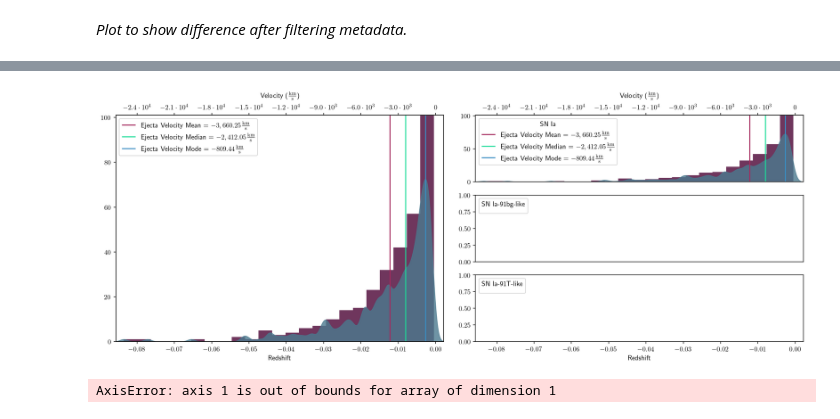
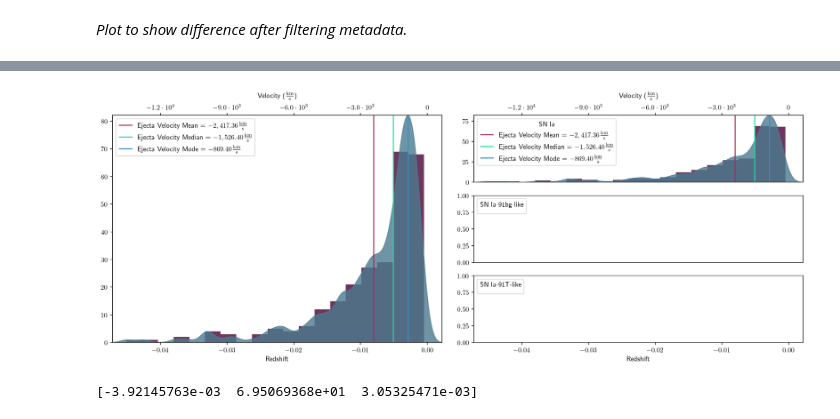
Before and after one commit to tobyheller-ucsd/SNIaEjectaVelocityAnalysis, a Jupyter notebook: final_project.ipynb, the cells around one changed output, grey strips where cells are left out. Saved outputs shown, nothing was run; the diff lists cells and outputs as text; code cells hidden in the pictures.

```diff
--- a/final_project.ipynb
+++ b/final_project.ipynb
@@ -202,7 +202,7 @@ for i in range(len(peak_light_spectra)):
             spec['Flux'] = smooth_data(spec['Wavelength'].to_value(), spec['Flux'], smooth_sigma)
             spec = spec[spec['Wavelength'] <= si2]
 
-            minima = argrelmin(spec['Flux'], order=20)
+            minima = argrelmin(spec['Flux'], order=10)
             if (len(minima[0]) > 0):
                 absorption_line = spec['Wavelength'][minima[0][-1]]
                 analyzed_spectra['Ejecta Redshift'][i] = calculate_redshift(absorption_line, si2)
@@ -287,10 +287,11 @@ for i, row in enumerate(good_data):
             good_data['Mean Resolution'] = calculate_intervals(spec['Wavelength']).to_value().mean()
         spec['Wavelength'] *= (z + 1)
         spec = spec[(spec['Wavelength'] >= (5500-20)*u.Angstrom) & (spec['Wavelength'] <= si2+20*u.Angstrom)]
+        range_mask = (spec['Wavelength'] >= (5500)*u.Angstrom) & (spec['Wavelength'] <= si2)
         if len(spec['Flux']) > 0:
             spec['Flux'] /= spec['Flux'][-1] #scale flux around the flux of the Si II line
             axs[0].plot(spec['Wavelength'], spec['Flux'])
-            axs[1].plot(spec['Wavelength'], smooth_data(spec['Wavelength'].to_value(), spec['Flux'], smooth_sigma))
+            axs[1].plot(spec['Wavelength'][range_mask], smooth_data(spec['Wavelength'].to_value(), spec['Flux'], smooth_sigma)[range_mask])
     except (TypeError, ValueError, FileNotFoundError, astropy.io.ascii.InconsistentTableError, MemoryError) as e:
         pass
     progress_bar(i+1, len(good_data), 20)
@@ -381,37 +387,41 @@ for i, data in enumerate(data_by_type):
         ind_axs[i].margins(0)
         kde_z, kde_y = trimmed_kde(data['Ejecta Redshift'].data, np.arange(-0.2, 0.02, 0.0001), 1e-6, 0.1)
         ind_axs[i].fill_between(kde_z, kde_y, np.zeros_like(kde_z), color=kde_col, alpha=0.8)
         mean, med, mode = mean_median_mode(kde_z, data['Ejecta Redshift'], kde_y)
 
         ind_axs[i].vlines(mean, *ind_axs[i].get_ylim(), color=mean_col, label=f'Ejecta Velocity Mean = ${redshift_to_velocity(mean, ckms).to_value() : ,.2f}'+r'\frac{\unit{km}}{\unit{s}}$')
         ind_axs[i].vlines(med, *ind_axs[i].get_ylim(), color=med_col, label=f'Ejecta Velocity Median = ${redshift_to_velocity(med, ckms).to_value() : ,.2f}'+r'\frac{\unit{km}}{\unit{s}}$')
         ind_axs[i].vlines(mode, *ind_axs[i].get_ylim(), color=mode_col, label=f'Ejecta Velocity Mode = ${redshift_to_velocity(mode, ckms).to_value() : ,.2f}'+r'\frac{\unit{km}}{\unit{s}}$')
         [xlims.append(ind_axs[i].get_xlim()[q]) for q in [0,1]]
     ind_axs[i].legend(title=sn_types[i], loc='upper left')
 
 ind_axs[2].set_xlabel(r'Redshift')
 
 for ax in ind_axs:
     ax.set_xlim(np.min(xlims), np.max(xlims))
 
 ind_ax_top: mplax.Axes = ind_axs[0].twiny()
 ind_ax_top.set_xlabel(r'Velocity ($\frac{\unit{km}}{\unit{s}}$)', labelpad=10)
 ind_ax_top.set_xlim(ind_axs[2].get_xlim())
-ind_ax_top.set_xticklabels([scientific_to_latex(v) for v in redshift_to_velocity(ind_axs[2].get_xticks(), ckms).to_value()], fontsize=10)
+ind_ax_top.set_xticklabels([f'${scientific_to_latex(v)}$' for v in redshift_to_velocity(ind_axs[2].get_xticks(), ckms).to_value()], fontsize=10)
 ind_axs[0].xaxis.set_visible(False)
 ind_axs[1].xaxis.set_visible(False)
 
 all_ax_top: mplax.Axes = all_ax.twiny()
 all_ax_top.set_xlabel(r'Velocity ($\frac{\unit{km}}{\unit{s}}$)', labelpad=10)
 all_ax_top.set_xlim(all_ax.get_xlim())
 
-all_ax_top.set_xticklabels([scientific_to_latex(v) for v in redshift_to_velocity(all_ax.get_xticks(), ckms).to_value()], fontsize=10)
+all_ax_top.set_xticklabels([f'${scientific_to_latex(v)}$' for v in redshift_to_velocity(all_ax.get_xticks(), ckms).to_value()], fontsize=10)
 all_ax.set_xlabel(r'Redshift')
 
 plt.savefig('kdes.png')
 # %% [output]
-[figure, old version]
+[figure, new version]
 # %%
-fit = curve_fit(lambda theta, x: theta[2] * gaussian(x, theta[0], theta[1]), all_z, all_y, [0, 1, 1])
+def gauss_model(x, x0, amp, sig):
+    return amp * np.exp((-(x-x0)**2)/(2*(sig**2)))
+fits, fits_cov = curve_fit(gauss_model, all_z, all_y)
+sigma_fit = scientific_to_latex(fits[2], 2)
+print(fits)
 # %% [output]
-AxisError: axis 1 is out of bounds for array of dimension 1
+[-3.92145763e-03  6.95069368e+01  3.05325471e-03]
```
Also changed, not shown: parts of 8 cells of this notebook, 7 other files.
